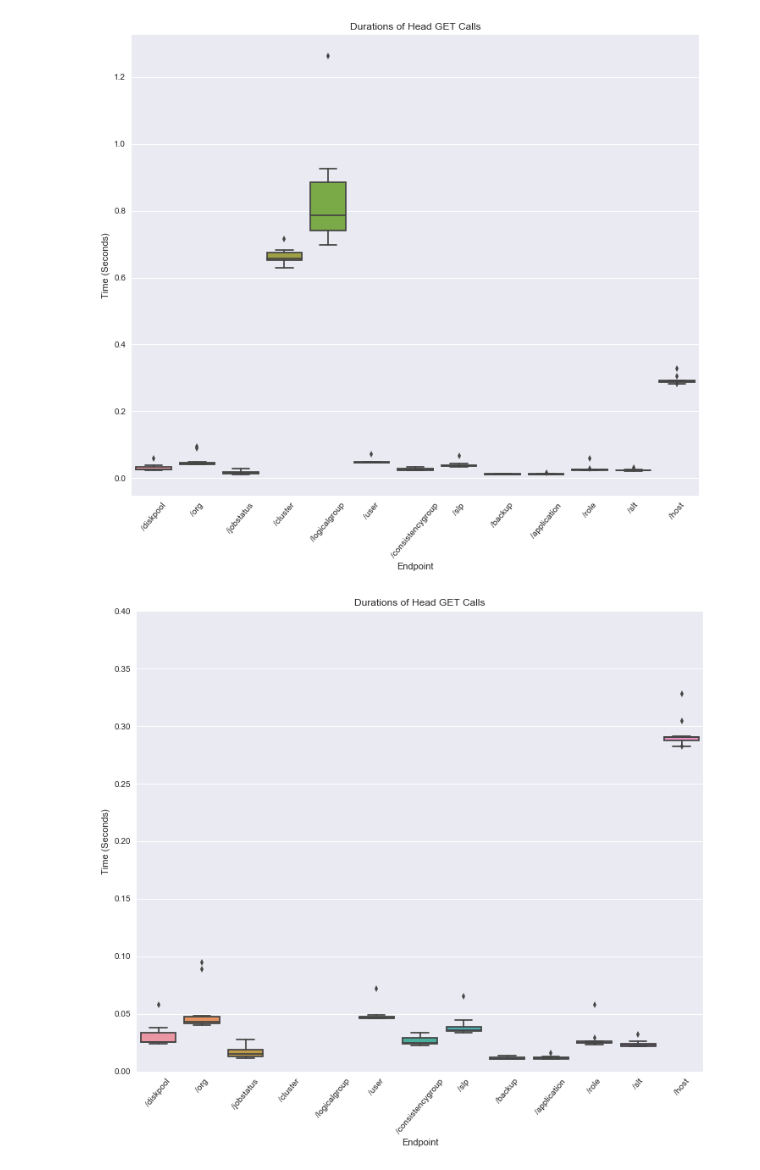
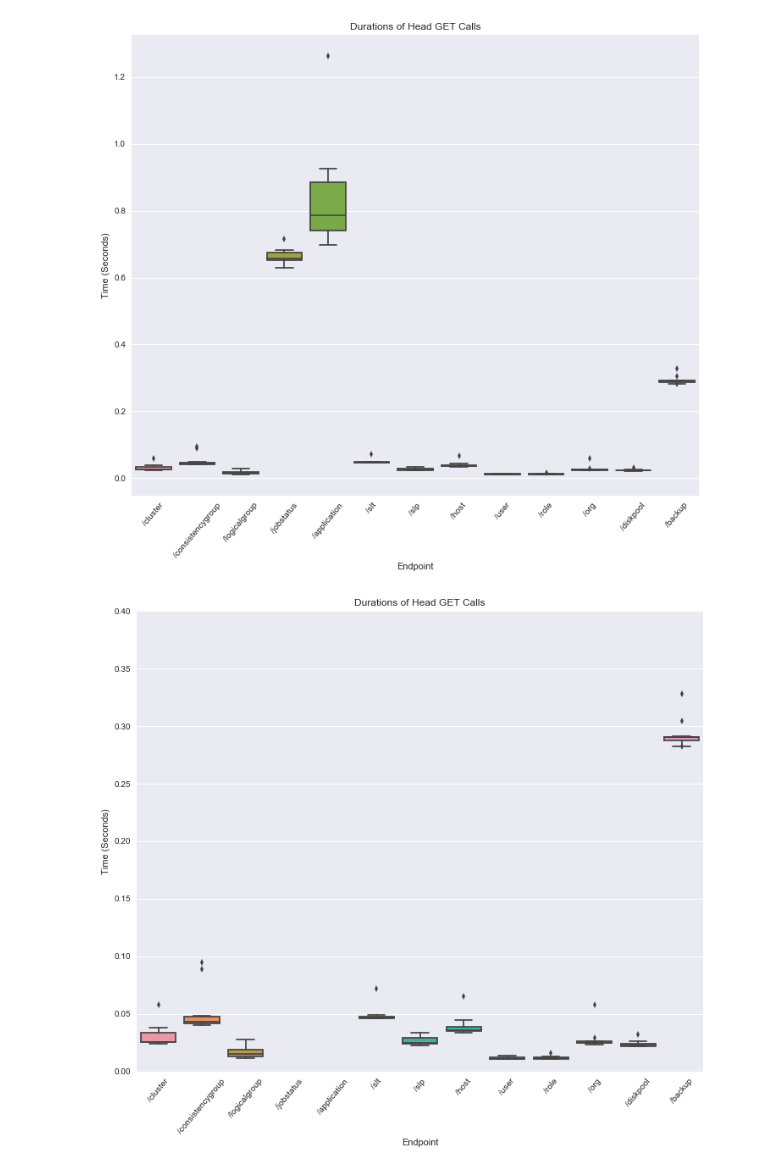
Before and after one commit to blacksheepstudio/agmprofiler, a Jupyter notebook: agm_api_calls.ipynb, the cells around one changed output. Saved outputs shown, nothing was run; the diff lists cells and outputs as text; code cells hidden in the pictures.

```diff
--- a/agm_api_calls.ipynb
+++ b/agm_api_calls.ipynb
@@ -106,18 +106,18 @@ _ = plt.title('Durations of List GET Calls - Focused')
 # %%
 fig, ax = plt.subplots(figsize=(12, 10))
 head_df = get_times_for_all_executions('head')
 sns.boxplot(x="endpoint", y="time", data=head_df)
 # get current axis
 ax = plt.gca()
 # get current xtick labels
 xticks = ax.get_xticks()
 # convert all xtick labels to selected format from ms timestamp
-_ = ax.set_xticklabels(set(head_df.endpoint), rotation=50)
+_ = plt.xticks(rotation=50)
 _ = plt.ylabel('Time (Seconds)')
 _ = plt.xlabel('Endpoint')
 _ = plt.title('Durations of Head GET Calls')
 # %% [output]
-[figure, old version]
+[figure, new version]
 # %%
 fig, ax = plt.subplots(figsize=(12, 10))
 head_df = get_times_for_all_executions('head')
@@ -127,13 +127,13 @@ ax = plt.gca()
 # get current xtick labels
 xticks = ax.get_xticks()
 # convert all xtick labels to selected format from ms timestamp
-_ = ax.set_xticklabels(set(head_df.endpoint), rotation=50)
+_ = plt.xticks(rotation=50)
 _ = plt.ylim(0, 0.4)
 _ = plt.ylabel('Time (Seconds)')
 _ = plt.xlabel('Endpoint')
 _ = plt.title('Durations of Head GET Calls')
 # %% [output]
-[figure, old version]
+[figure, new version]
 # %%
 #Changes the figure size of the output graph
 full_df = combine()
```
Also changed, not shown: parts of 6 cells of this notebook.
